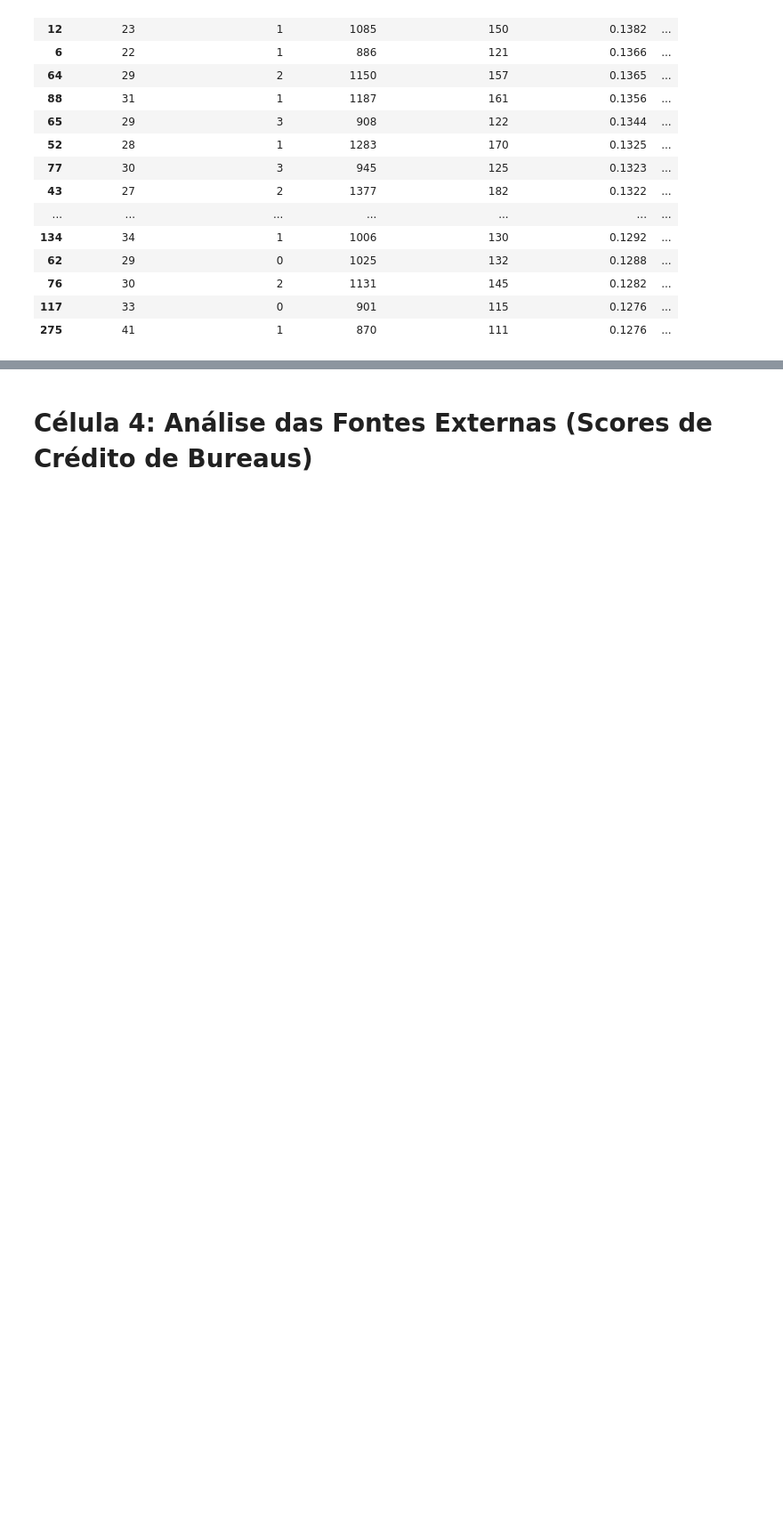
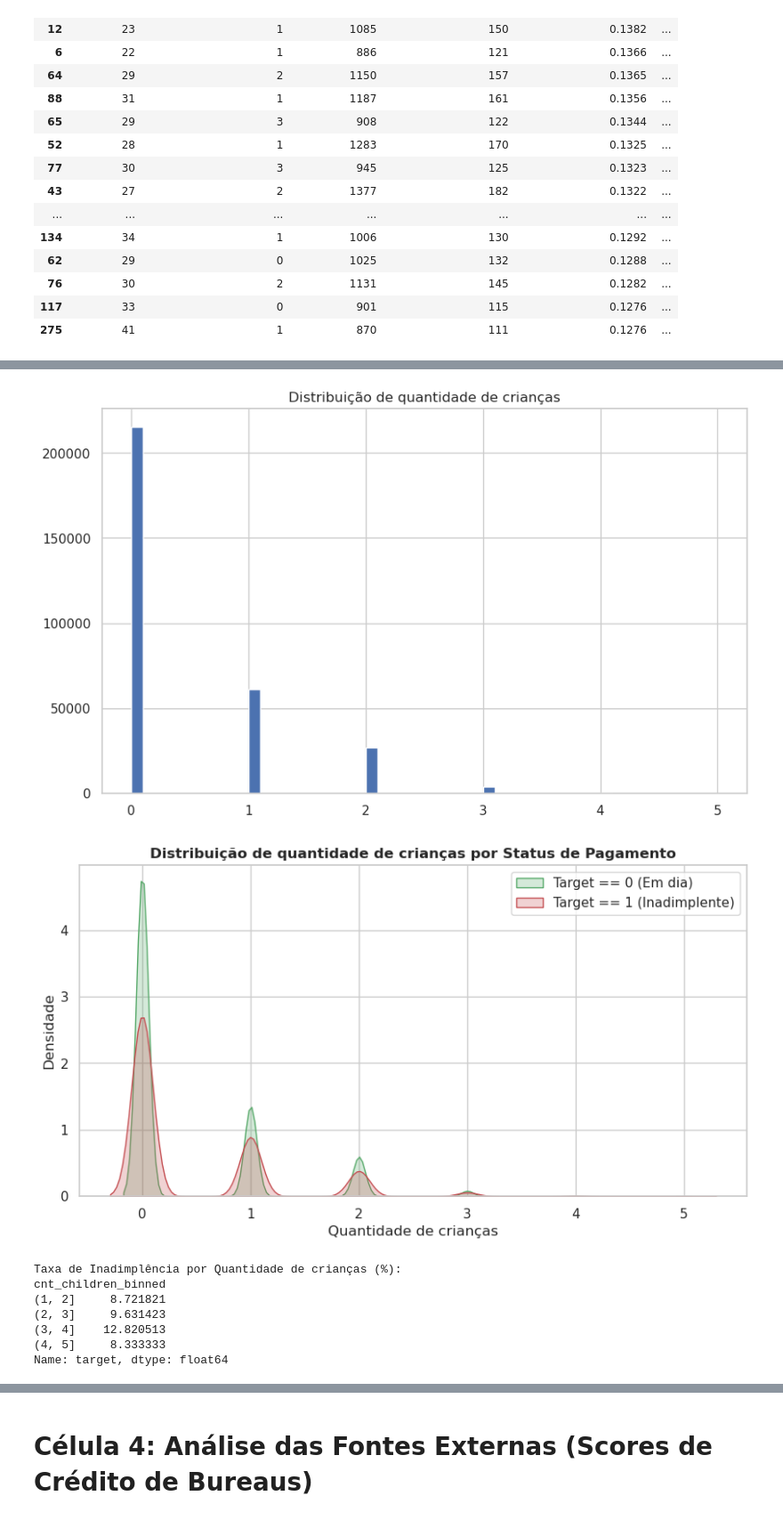
Before and after one commit to YuriKnebel/ProjetoFinalPosFIA-Individual, a Jupyter notebook: data-platform/DataPipeline/exp_analysis.ipynb, the cells around one changed output, grey strips where cells are left out. Shown at 89% size. Drawn from its saved outputs; the diff is of its cells as text; code cells hidden in the pictures; blank space fills up the shorter version.

```diff
--- a/data-platform/DataPipeline/exp_analysis.ipynb
+++ b/data-platform/DataPipeline/exp_analysis.ipynb
@@ -298,0 +344,33 @@ listar_maiores_indices_idade_emprego(df, top_n=20, min_ocorrencias=500)
+# %%
+col = 'cnt_children'
+
+_df = df[df[col] <= 5]
+ax = _df[col].hist(bins=50)
+ax.set_title("Distribuição de quantidade de crianças")
+
+# Plot 1: Distribuição de tamanho da família por Target
+plt.figure(figsize=(10, 5))
+sns.kdeplot(_df.loc[_df['target'] == 0, col], label='Target == 0 (Em dia)', fill=True, color='g')
+sns.kdeplot(_df.loc[_df['target'] == 1, col], label='Target == 1 (Inadimplente)', fill=True, color='r')
+plt.title('Distribuição de quantidade de crianças por Status de Pagamento', fontsize=12, fontweight='bold')
+plt.xlabel('Quantidade de crianças')
+plt.ylabel('Densidade')
+plt.legend()
+plt.show()
+
+# Insight de Negócio via Tempo de emprego
+binned_col = f"{col}_binned"
+_df[binned_col] = pd.cut(df[col], bins=[1, 2, 3, 4, 5])
+amount = _df.groupby(binned_col, observed=False)['target'].mean() * 100
+print("Taxa de Inadimplência por Quantidade de crianças (%):")
+print(amount)
+# %% [output]
+[figure, added]
+[figure, added]
+Taxa de Inadimplência por Quantidade de crianças (%):
+cnt_children_binned
+(1, 2]     8.721821
+(2, 3]     9.631423
+(3, 4]    12.820513
+(4, 5]     8.333333
+Name: target, dtype: float64
```
Also changed, not shown: parts of 10 cells of this notebook.
